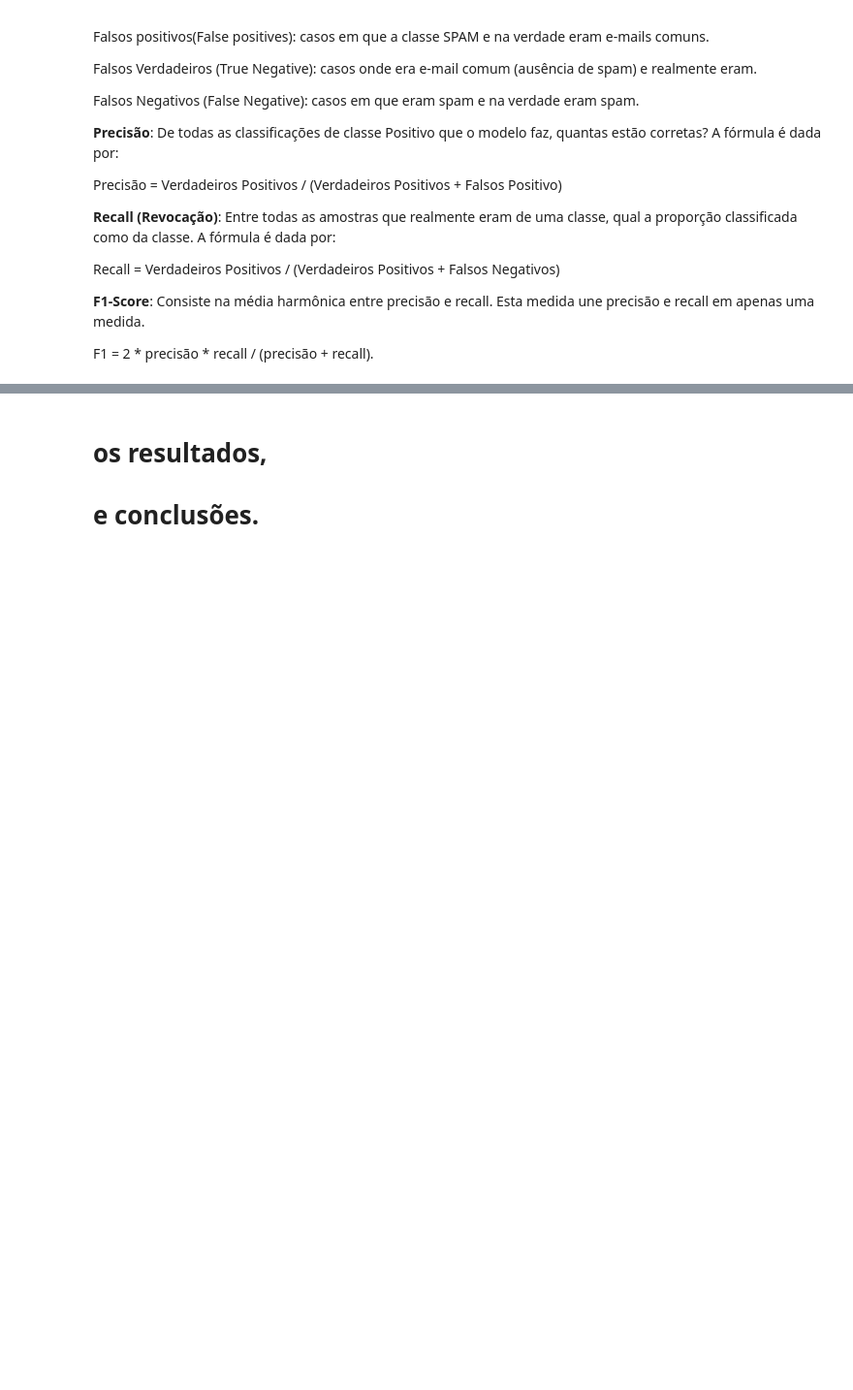
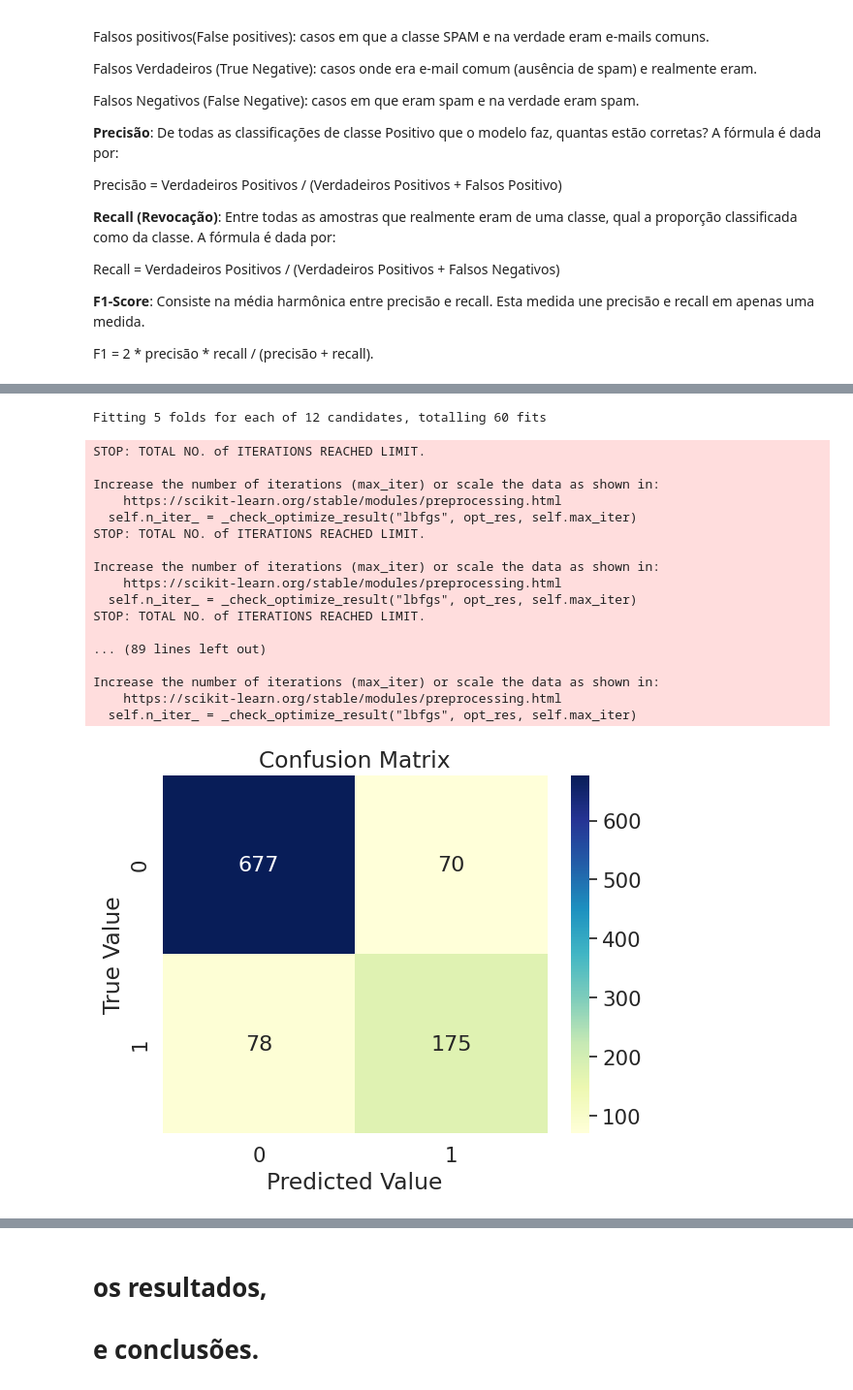
Before and after one commit to regisalbuquerque/ia_trab01, a Jupyter notebook: tests.ipynb, the cells around one changed output, grey strips where cells are left out. Shown: that part at 97% size. Saved outputs shown, nothing was run; the diff lists cells and outputs as text; code cells hidden in the pictures; blank space fills up the shorter version.

```diff
--- a/tests.ipynb
+++ b/tests.ipynb
@@ -86,0 +313,33 @@ Ubuntu 22.04.4. LTS.
+# %%
+params = {
+    #'solver':['lbfgs', 'sgd', 'adam'],
+    'activation' : ['identity', 'logistic', 'tanh', 'relu'],
+    'learning_rate_init': [0.001,0.01,0.1]
+}
+
+lr_grid = GridSearchCV(MLPClassifier(solver='lbfgs', alpha=1e-5, hidden_layer_sizes=(5, 2), random_state=1),params, cv=5, verbose=2, n_jobs=-1)
+lr_grid.fit(x_train, y_train)
+
+y_predict=lr_grid.predict(x_test)
+cm=confusion_matrix(y_test, y_predict)
+plot_cm(cm)
+# %% [output]
+Fitting 5 folds for each of 12 candidates, totalling 60 fits
+STOP: TOTAL NO. of ITERATIONS REACHED LIMIT.
+
+Increase the number of iterations (max_iter) or scale the data as shown in:
+    https://scikit-learn.org/stable/modules/preprocessing.html
+  self.n_iter_ = _check_optimize_result("lbfgs", opt_res, self.max_iter)
+STOP: TOTAL NO. of ITERATIONS REACHED LIMIT.
+
+Increase the number of iterations (max_iter) or scale the data as shown in:
+    https://scikit-learn.org/stable/modules/preprocessing.html
+  self.n_iter_ = _check_optimize_result("lbfgs", opt_res, self.max_iter)
+STOP: TOTAL NO. of ITERATIONS REACHED LIMIT.
+
+... (89 lines left out)
+
+Increase the number of iterations (max_iter) or scale the data as shown in:
+    https://scikit-learn.org/stable/modules/preprocessing.html
+  self.n_iter_ = _check_optimize_result("lbfgs", opt_res, self.max_iter)
+[figure, added]
```
Also changed, not shown: parts of 29 cells of this notebook.
